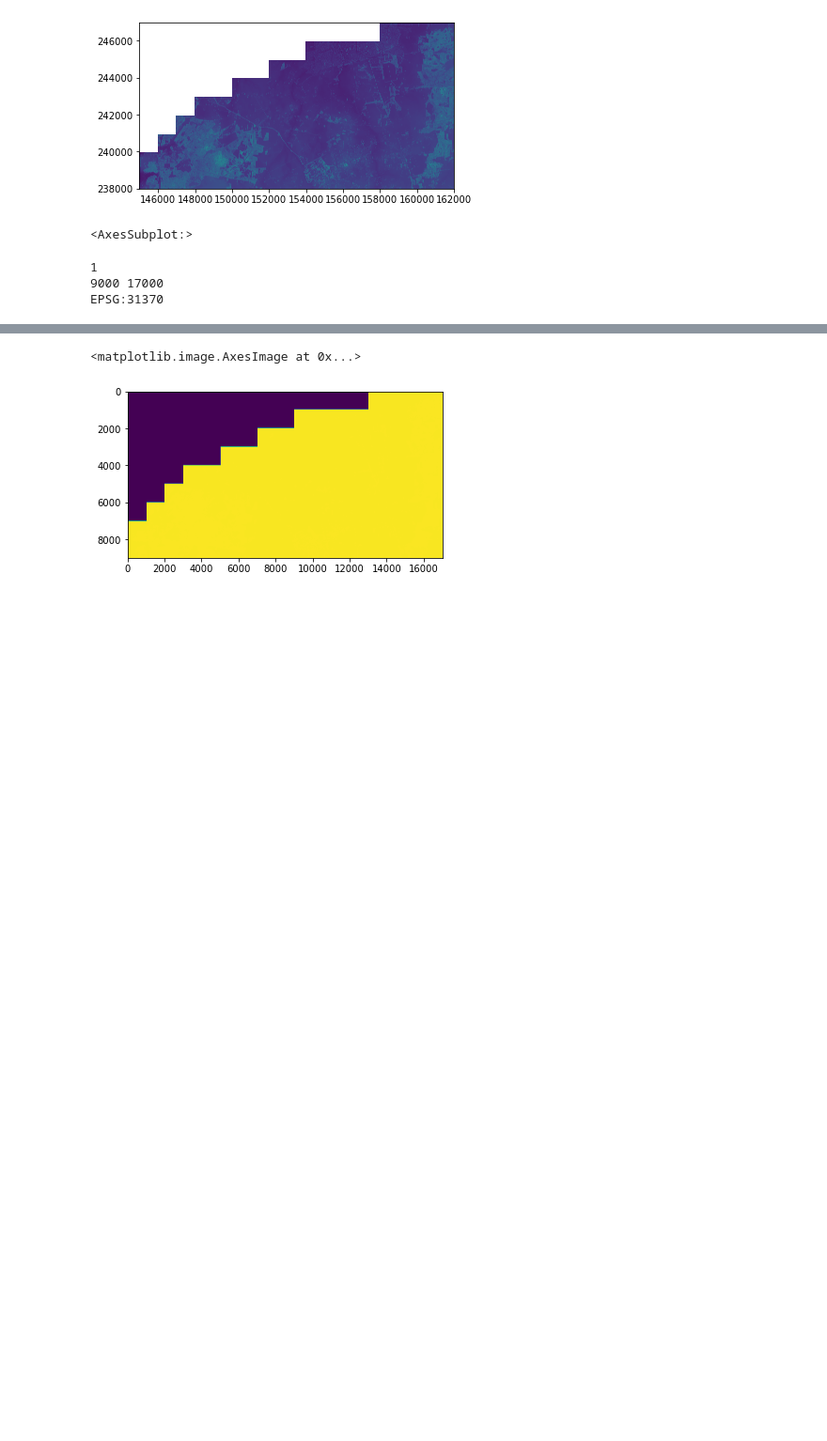
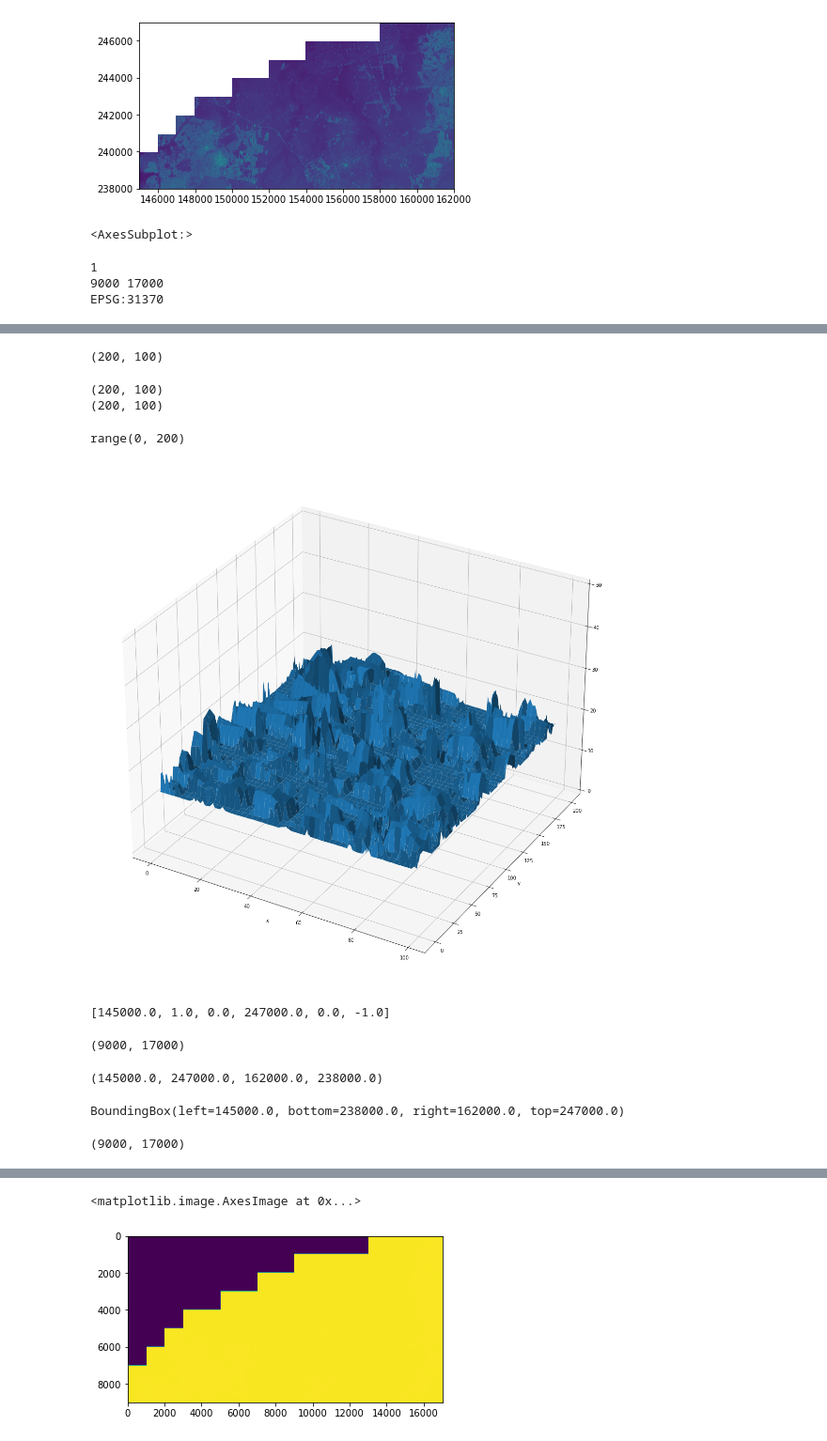
Before and after one commit to eceboran/3D_houses, a Jupyter notebook: plot_single_file.ipynb, the cells around one changed output, grey strips where cells are left out. Shown at 94% size. Saved outputs shown, nothing was run; the diff lists cells and outputs as text; code cells hidden in the pictures; blank space fills up the shorter version.

```diff
--- a/plot_single_file.ipynb
+++ b/plot_single_file.ipynb
@@ -153,0 +221,64 @@ layers.shape
+# %%
+layer_slice.shape
+# %% [output]
+(200, 100)
+# %%
+print(X.shape)
+print(Y.shape)
+# %% [output]
+(200, 100)
+(200, 100)
+# %%
+y
+# %% [output]
+range(0, 200)
+# %%
+# Plot a subset of the layer as a 3D image
+layer_slice = layer[7000:7200,11000:11100]
+
+
+
+nx = layer_slice.shape[1]
+ny = layer_slice.shape[0]
+x = range(nx)
+y = range(ny)
+
+X, Y = numpy.meshgrid(x, y)  # `plot_surface` expects `x` and `y` data to be 2D
+
+
+hf = plt.figure(figsize=(20,20))
+ha = hf.add_subplot(111, projection='3d')
+
+ha.plot_surface(X, Y, layer_slice)
+ha.set_zlim(0, 50)
+plt.xlabel('x')
+plt.ylabel('y')
+plt.show()
+# %% [output]
+[figure, added]
+# %%
+map_transform = img.get_transform()
+map_transform
+# %% [output]
+[145000.0, 1.0, 0.0, 247000.0, 0.0, -1.0]
+# %%
+map_shape = img.shape
+map_shape
+# %% [output]
+(9000, 17000)
+# %%
+xMin = map_transform[0]
+yMin = map_transform[3]
+xMax = xMin + map_shape[1] / map_transform[1]
+yMax = yMin + map_shape[0] / map_transform[5]
+xMin, yMin, xMax, yMax
+# %% [output]
+(145000.0, 247000.0, 162000.0, 238000.0)
+# %%
+img.bounds
+# %% [output]
+BoundingBox(left=145000.0, bottom=238000.0, right=162000.0, top=247000.0)
+# %%
+rasterio.transform.TransformMethodsMixin.index(img, 162000.0, 238000.0)
+# %% [output]
+(9000, 17000)
```
Also changed, not shown: parts of 50 cells of this notebook, 1 other file.
